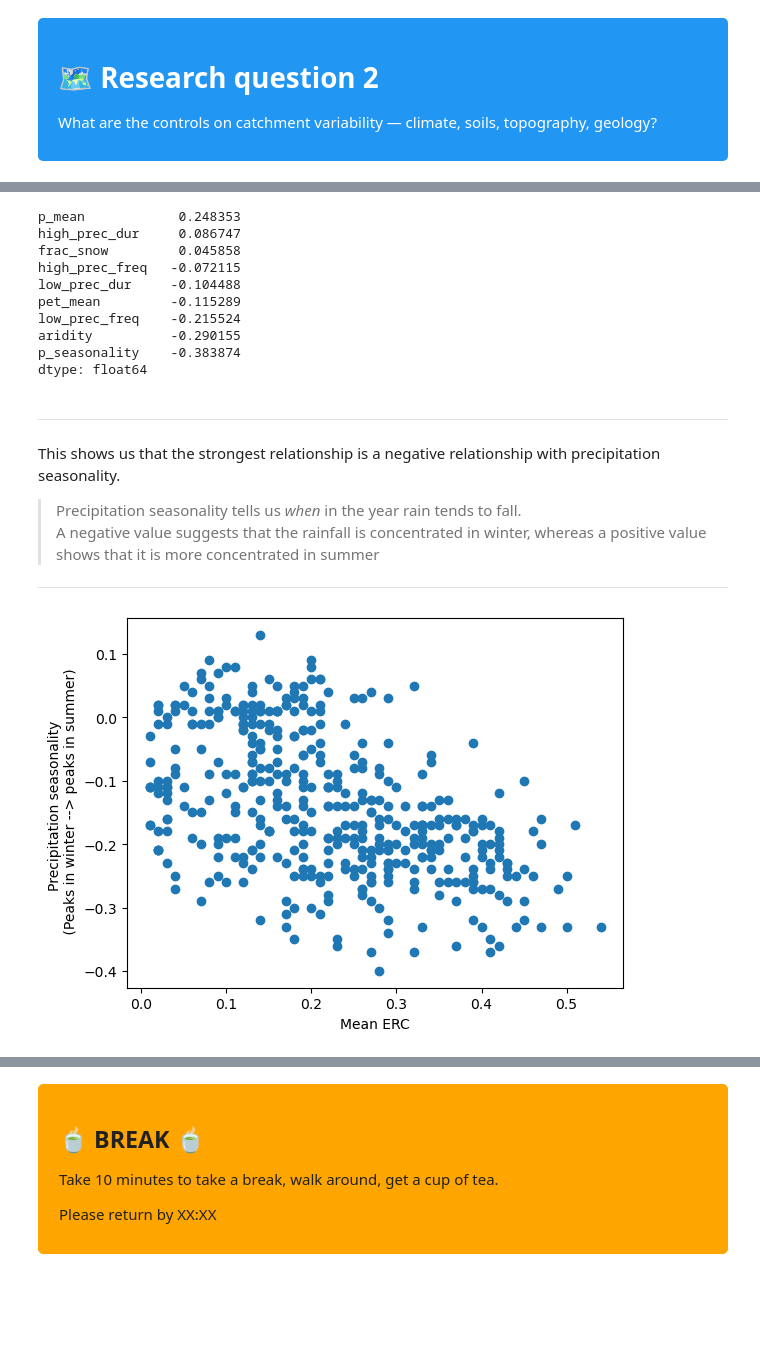
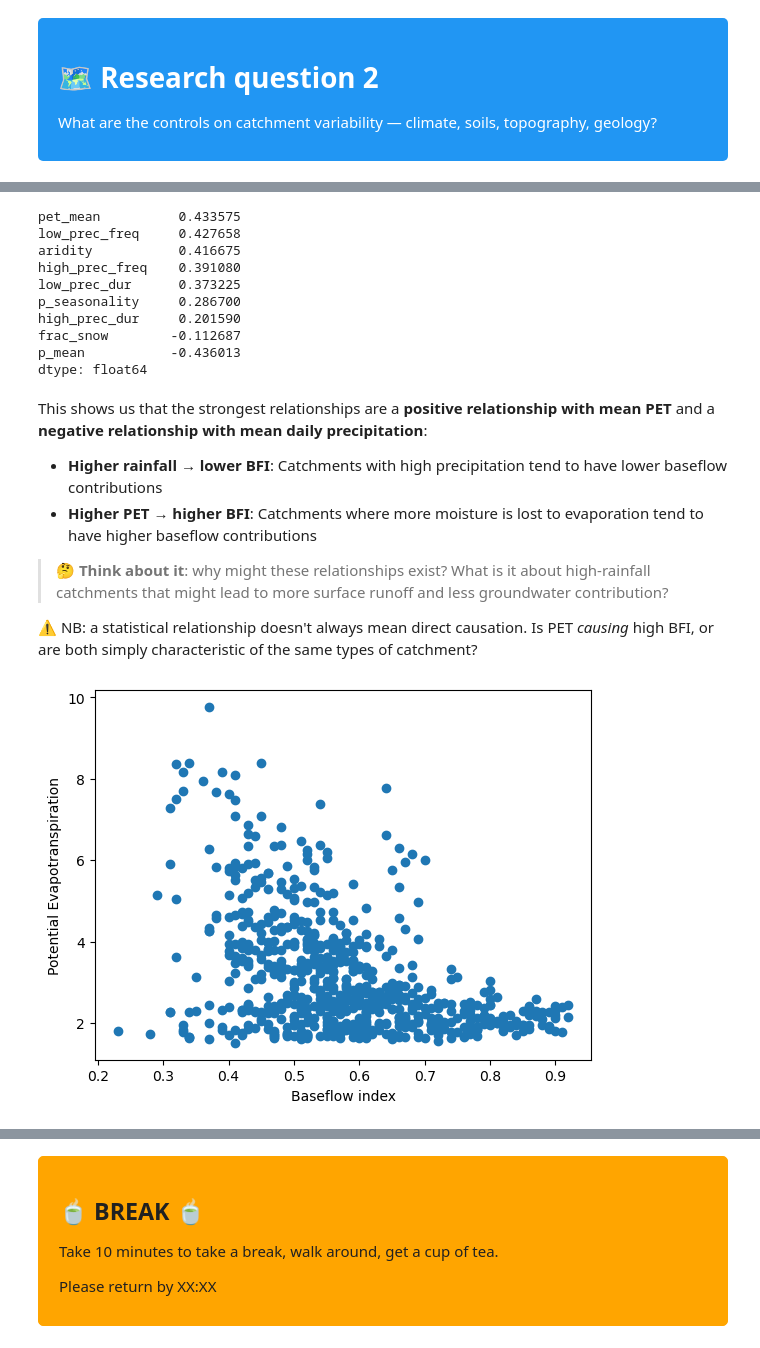
Before and after one commit to masher92/CamelsAnalysis, a Jupyter notebook: Newest.ipynb, the cells around one changed output, grey strips where cells are left out. Cells and saved outputs as stored; diff of their text form; code cells hidden in the pictures; blank space fills up the shorter version.

```diff
--- a/Newest.ipynb
+++ b/Newest.ipynb
@@ -674,6 +504,6 @@ climatic_columns = [x for x in climatic_columns if x not in cols_to_remove]
 # %%
-# Compute correlations with the target (Mean ERC)
-corr_with_target = climatic_attributes[climatic_columns].corrwith(catchment_attributes_with_erc_gdf['Mean_ERC' ])
+# Compute correlations with the target (baseflow_index)
+corr_with_target = catchment_attributes[climatic_columns].corrwith(catchment_attributes['baseflow_index' ])
 
 # Display as a sorted Series (absolute values)
 corr_with_target.abs().sort_values(ascending=False)
@@ -681,31 +511,39 @@ corr_with_target.abs().sort_values(ascending=False)
 # # Display as a sorted Series (not absolute)
 corr_with_target.sort_values(ascending=False)
 # %% [output]
-p_mean            0.248353
-high_prec_dur     0.086747
-frac_snow         0.045858
-high_prec_freq   -0.072115
-low_prec_dur     -0.104488
-pet_mean         -0.115289
-low_prec_freq    -0.215524
-aridity          -0.290155
-p_seasonality    -0.383874
+pet_mean          0.433575
+low_prec_freq     0.427658
+aridity           0.416675
+high_prec_freq    0.391080
+low_prec_dur      0.373225
+p_seasonality     0.286700
+high_prec_dur     0.201590
+frac_snow        -0.112687
+p_mean           -0.436013
 dtype: float64
 # %% [markdown]
----
+This shows us that the strongest relationships are a **positive relationship
+with mean PET** and a **negative relationship with mean daily precipitation**:
 
-This shows us that the strongest relationship is a negative relationship with precipitation seasonality.
-> Precipitation seasonality tells us *when* in the year rain tends to fall.
-A negative value suggests that the rainfall is concentrated in winter, whereas a positive value shows that it is more concentrated in summer
+- **Higher rainfall → lower BFI**: Catchments with high precipitation tend
+to have lower baseflow contributions
+- **Higher PET → higher BFI**: Catchments where more moisture is lost to
+evaporation tend to have higher baseflow contributions
 
----
+> 🤔 **Think about it**: why might these relationships exist? What is it
+> about high-rainfall catchments that might lead to more surface runoff
+> and less groundwater contribution?
+
+⚠️ NB: a statistical relationship doesn't always mean
+direct causation. Is PET *causing* high BFI, or are both simply
+characteristic of the same types of catchment?
 # %%
 # We can also visualise the relationship as a scatter plot
-plt.scatter(catchment_attributes_with_erc['Mean_ERC'], catchment_attributes_with_erc['p_seasonality'])
-plt.xlabel("Mean ERC")
-plt.ylabel("Precipitation seasonality \n (Peaks in winter --> peaks in summer)");
+plt.scatter(catchment_attributes['baseflow_index'], catchment_attributes['p_mean'])
+plt.xlabel("Baseflow index")
+plt.ylabel("Potential Evapotranspiration");
 # %% [output]
-[figure, old version]
+[figure, new version]
 # %% [markdown]
 <div style="background-color: #f0faf0; border: 1px solid #4CAF50; border-radius: 5px; padding: 15px 20px; margin: 10px 0px;">
 
```
Also changed, not shown: parts of 63 cells of this notebook.
